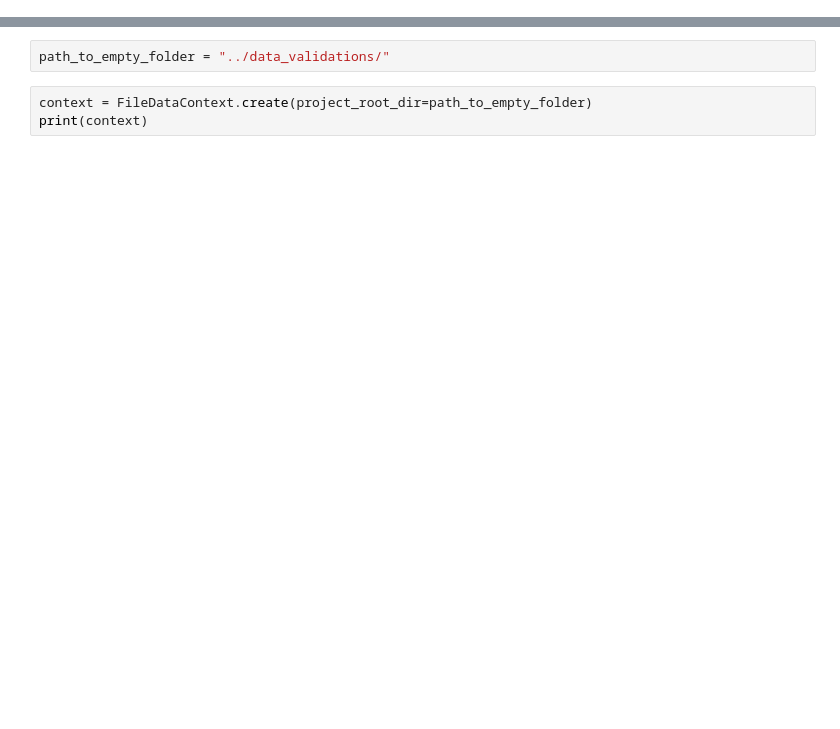
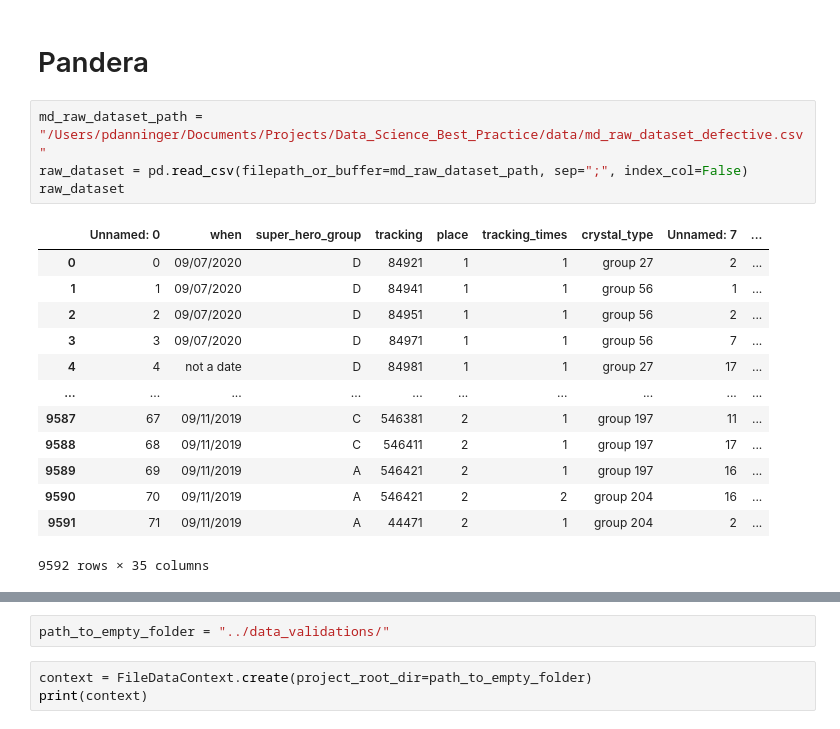
Before and after one commit to afanzott/Data_Science_Best_Practice, a Jupyter notebook: research_notebooks/8_data_validation.ipynb, the cells around one changed output, grey strips where cells are left out. Saved outputs shown, nothing was run; the diff lists cells and outputs as text; blank space fills up the shorter version.

Commit message:
Pandera data validations

```diff
--- a/research_notebooks/8_data_validation.ipynb
+++ b/research_notebooks/8_data_validation.ipynb
@@ -8,0 +13,20 @@ from great_expectations.data_context import FileDataContext
+# %% [markdown]
+# Pandera
+# %%
+md_raw_dataset_path = "/Users/pdanninger/Documents/Projects/Data_Science_Best_Practice/data/md_raw_dataset_defective.csv"
+raw_dataset = pd.read_csv(filepath_or_buffer=md_raw_dataset_path, sep=";", index_col=False)
+raw_dataset
+# %% [output]
+|  | Unnamed: 0 | when | super_hero_group | tracking | place | tracking_times | crystal_type | Unnamed: 7 | ... |
+| 0 | 0 | 09/07/2020 | D | 84921 | 1 | 1 | group 27 | 2 | ... |
+| 1 | 1 | 09/07/2020 | D | 84941 | 1 | 1 | group 56 | 1 | ... |
+| 2 | 2 | 09/07/2020 | D | 84951 | 1 | 1 | group 56 | 2 | ... |
+| 3 | 3 | 09/07/2020 | D | 84971 | 1 | 1 | group 56 | 7 | ... |
+| 4 | 4 | not a date | D | 84981 | 1 | 1 | group 27 | 17 | ... |
+| ... | ... | ... | ... | ... | ... | ... | ... | ... | ... |
+| 9587 | 67 | 09/11/2019 | C | 546381 | 2 | 1 | group 197 | 11 | ... |
+| 9588 | 68 | 09/11/2019 | C | 546411 | 2 | 1 | group 197 | 17 | ... |
+| 9589 | 69 | 09/11/2019 | A | 546421 | 2 | 1 | group 197 | 16 | ... |
+| 9590 | 70 | 09/11/2019 | A | 546421 | 2 | 2 | group 204 | 16 | ... |
+| 9591 | 71 | 09/11/2019 | A | 44471 | 2 | 1 | group 204 | 2 | ... |
+9592 rows × 35 columns
```
Also changed, not shown: parts of 29 cells of this notebook, 1 other file.
